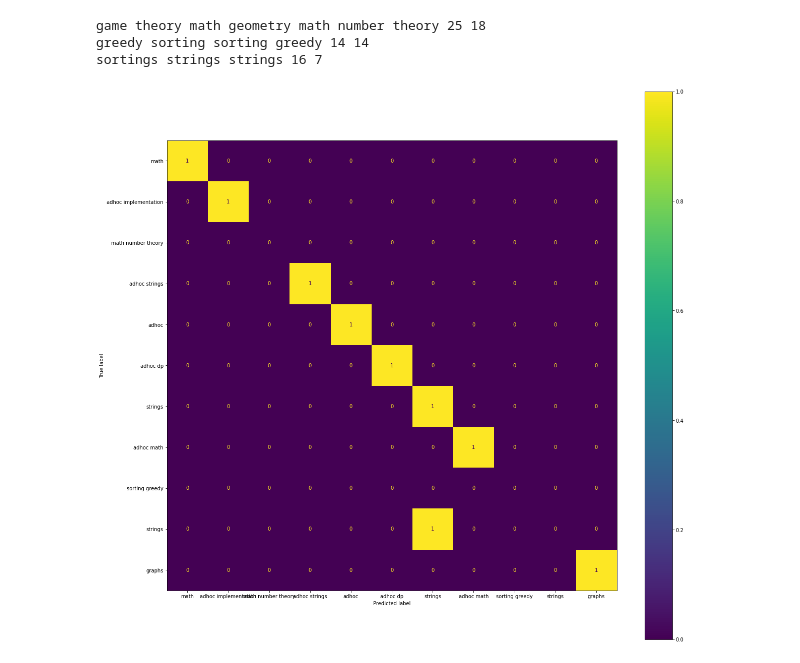
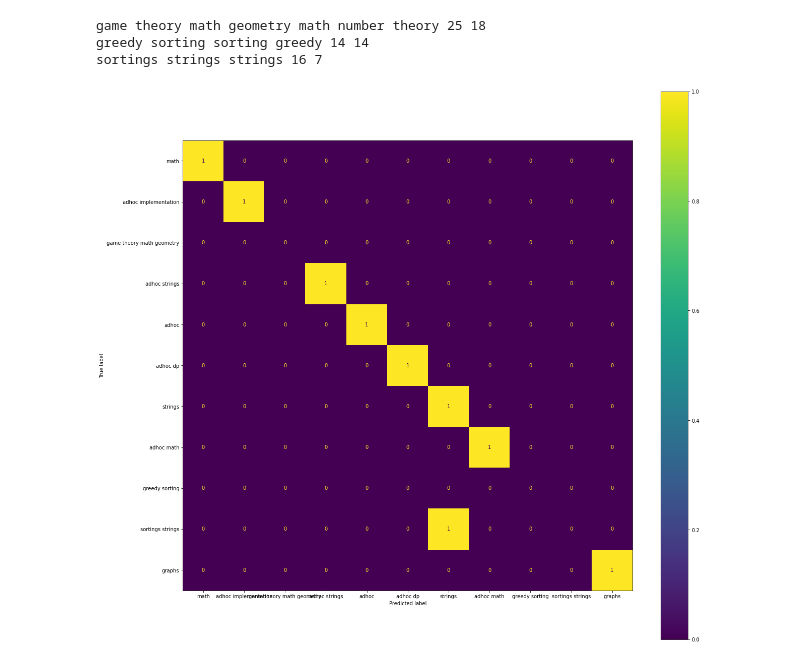
Before and after one commit to SalmanAd01/Recomendation-Prac, a Jupyter notebook: testing-model.ipynb, the cells around one changed output. Cells and saved outputs as stored; diff of their text form; code cells hidden in the pictures.

Commit message:
fix cm labels

```diff
--- a/testing-model.ipynb
+++ b/testing-model.ipynb
@@ -151,10 +151,10 @@ sortings strings strings 16 7
 # %%
 from sklearn.metrics import ConfusionMatrixDisplay
 import matplotlib.pyplot as plt
 disp = ConfusionMatrixDisplay(confusion_matrix=cm,
-                               display_labels=y_pred.values)
+                               display_labels=y_act_test.values)
 fig, ax = plt.subplots(figsize=(20,20))
 disp.plot(ax=ax)
 plt.show()
 # %% [output]
-[figure, old version]
+[figure, new version]
```
